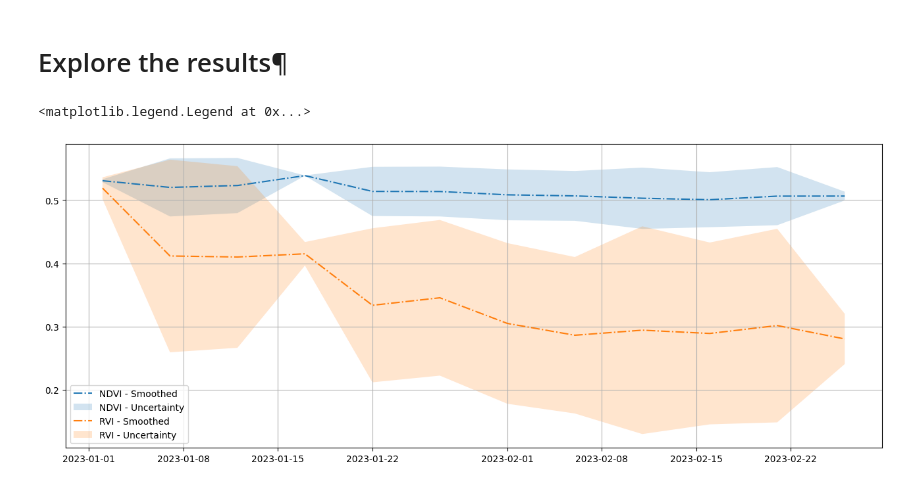
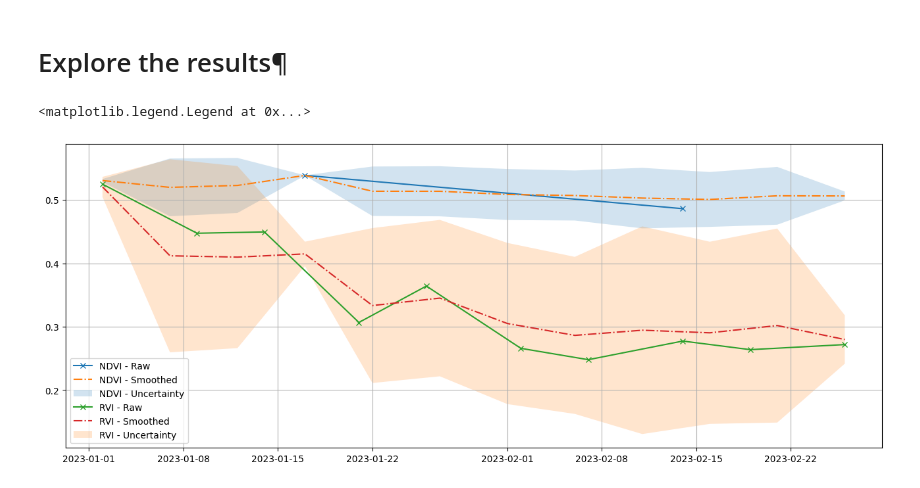
Before and after one commit to Open-EO/FuseTS, a Jupyter notebook: notebooks/OpenEO/FuseTS - MOGPR S1 and S2.ipynb, the cells around one changed output. Cells and saved outputs as stored; diff of their text form; code cells hidden in the pictures.

```diff
--- a/notebooks/OpenEO/FuseTS - MOGPR S1 and S2.ipynb
+++ b/notebooks/OpenEO/FuseTS - MOGPR S1 and S2.ipynb
@@ -187,22 +187,24 @@ for var in ds.data_vars.items():
 joined_df = pd.concat(cubes_dfs, axis=1)
 joined_df = joined_df.rename(
     columns={'NDVI': 'NDVI - Smoothed', 'RVI': 'RVI - Smoothed', 'unkown_band_2': 'RVI - Uncertainty',
-             'unkown_band_3': 'NDVI - Uncertainty'})
+             'unkown_band_3': 'NDVI - Uncertainty', 'unkown_band_4': 'RVI - Raw', 'unkown_band_5': 'NDVI - Raw'})
 # %%
 plt.figure(figsize=(16, 6))
 std_col_mapping = {
     'NDVI - Uncertainty': 'NDVI - Smoothed',
     'RVI - Uncertainty': 'RVI - Smoothed'
 }
 for col in sorted(joined_df.columns.values):
     values = joined_df[~joined_df[col].isna()]
     if 'Uncertainty' in col:
         plt.fill_between(values.index, values[std_col_mapping[col]] - values[col],
                          values[std_col_mapping[col]] + values[col], alpha=0.2, label=col)
+    elif 'Raw' in col:
+        plt.plot(values.index, values[col], '-x' if 'Raw' in col else '-.', label=col)
     else:
         plt.plot(values.index, values[col], '.' if 'Raw' in col else '-.', label=col)
 plt.grid(True)
 plt.legend()
 # %% [output]
 <matplotlib.legend.Legend at 0x...>
-[figure, old version]
+[figure, new version]
```
Also changed, not shown: parts of 4 cells of this notebook, 7 other files.
